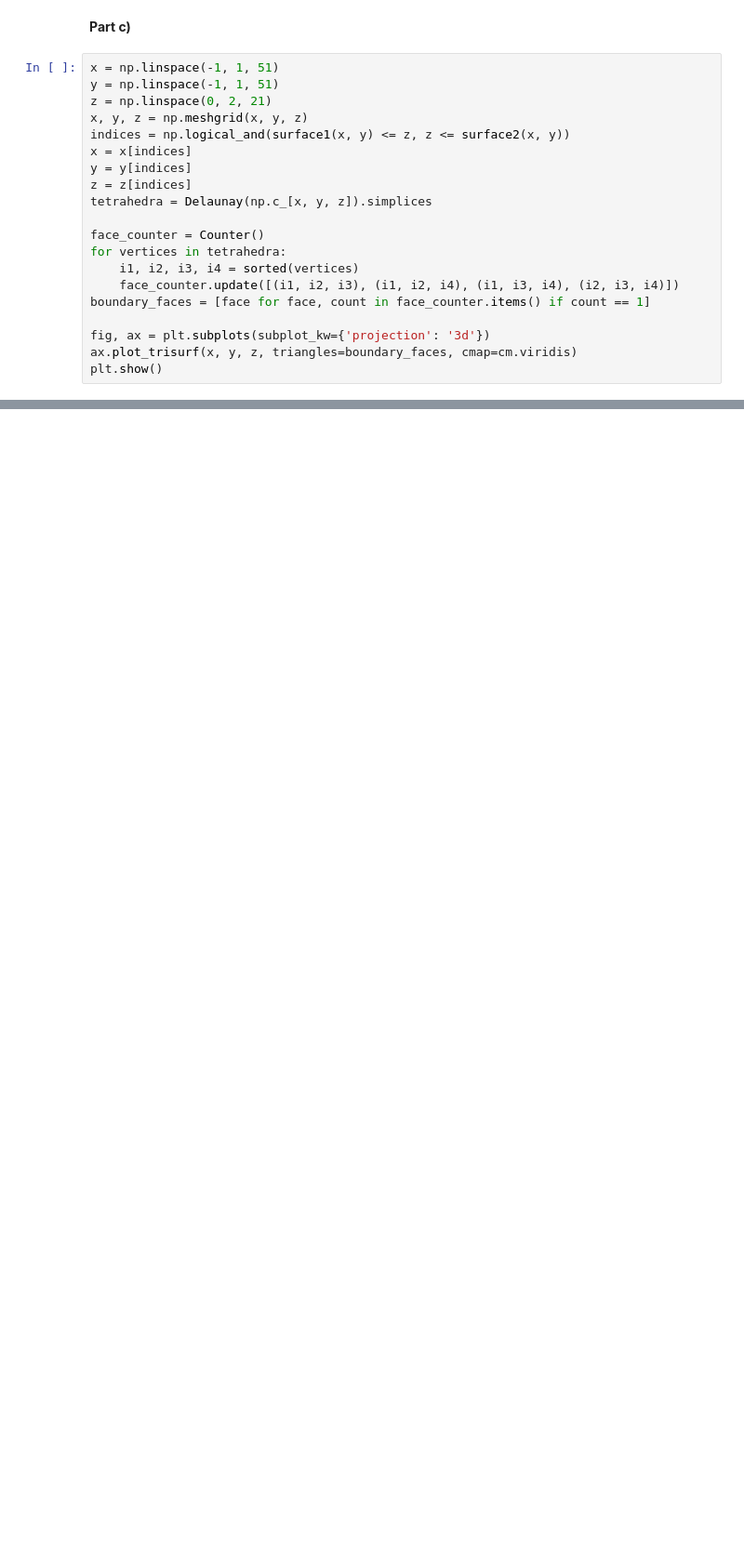
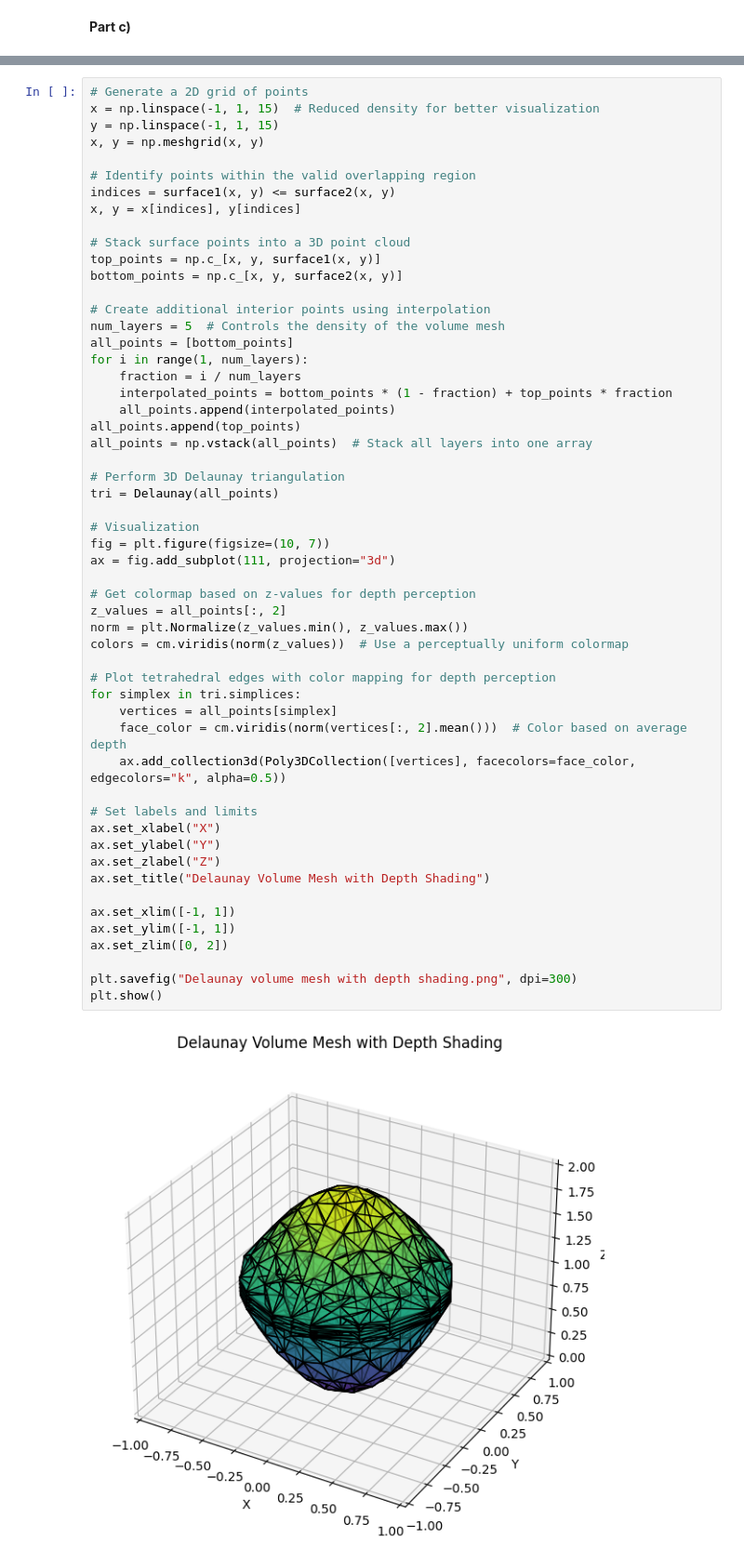
Before and after one commit to wcmelby/wcm_Phys129L_section, a Jupyter notebook: Section_2/Section2.ipynb, the cells around one changed output, grey strips where cells are left out. Shown at 93% size. Cells and saved outputs as stored; diff of their text form; blank space fills up the shorter version.

```diff
--- a/Section_2/Section2.ipynb
+++ b/Section_2/Section2.ipynb
@@ -246,23 +374,3 @@ plt.show()
 [figure]
 # %% [markdown]
 **Part c)**
-# %%
-x = np.linspace(-1, 1, 51)
-y = np.linspace(-1, 1, 51)
-z = np.linspace(0, 2, 21)
-x, y, z = np.meshgrid(x, y, z)
-indices = np.logical_and(surface1(x, y) <= z, z <= surface2(x, y))
-x = x[indices]
-y = y[indices]
-z = z[indices]
-tetrahedra = Delaunay(np.c_[x, y, z]).simplices
-
-face_counter = Counter()
-for vertices in tetrahedra:
-	i1, i2, i3, i4 = sorted(vertices)
-	face_counter.update([(i1, i2, i3), (i1, i2, i4), (i1, i3, i4), (i2, i3, i4)])
-boundary_faces = [face for face, count in face_counter.items() if count == 1]
-
-fig, ax = plt.subplots(subplot_kw={'projection': '3d'})
-ax.plot_trisurf(x, y, z, triangles=boundary_faces, cmap=cm.viridis)
-plt.show()
@@ -270,0 +377,56 @@ plt.show()
+# %%
+# Generate a 2D grid of points
+x = np.linspace(-1, 1, 15)  # Reduced density for better visualization
+y = np.linspace(-1, 1, 15)
+x, y = np.meshgrid(x, y)
+
+# Identify points within the valid overlapping region
+indices = surface1(x, y) <= surface2(x, y)
+x, y = x[indices], y[indices]
+
+# Stack surface points into a 3D point cloud
+top_points = np.c_[x, y, surface1(x, y)]
+bottom_points = np.c_[x, y, surface2(x, y)]
+
+# Create additional interior points using interpolation
+num_layers = 5  # Controls the density of the volume mesh
+all_points = [bottom_points]
+for i in range(1, num_layers):
+    fraction = i / num_layers
+    interpolated_points = bottom_points * (1 - fraction) + top_points * fraction
+    all_points.append(interpolated_points)
+all_points.append(top_points)
+all_points = np.vstack(all_points)  # Stack all layers into one array
+
+# Perform 3D Delaunay triangulation
+tri = Delaunay(all_points)
+
+# Visualization
+fig = plt.figure(figsize=(10, 7))
+ax = fig.add_subplot(111, projection="3d")
+
+# Get colormap based on z-values for depth perception
+z_values = all_points[:, 2]
+norm = plt.Normalize(z_values.min(), z_values.max())
+colors = cm.viridis(norm(z_values))  # Use a perceptually uniform colormap
+
+# Plot tetrahedral edges with color mapping for depth perception
+for simplex in tri.simplices:
+    vertices = all_points[simplex]
+    face_color = cm.viridis(norm(vertices[:, 2].mean()))  # Color based on average depth
+    ax.add_collection3d(Poly3DCollection([vertices], facecolors=face_color, edgecolors="k", alpha=0.5))
+
+# Set labels and limits
+ax.set_xlabel("X")
+ax.set_ylabel("Y")
+ax.set_zlabel("Z")
+ax.set_title("Delaunay Volume Mesh with Depth Shading")
+
+ax.set_xlim([-1, 1])
+ax.set_ylim([-1, 1])
+ax.set_zlim([0, 2])
+
+plt.savefig("Delaunay volume mesh with depth shading.png", dpi=300)
+plt.show()
+# %% [output]
+[figure, added]
```
Also changed, not shown: parts of 33 cells of this notebook, 7 other files.
